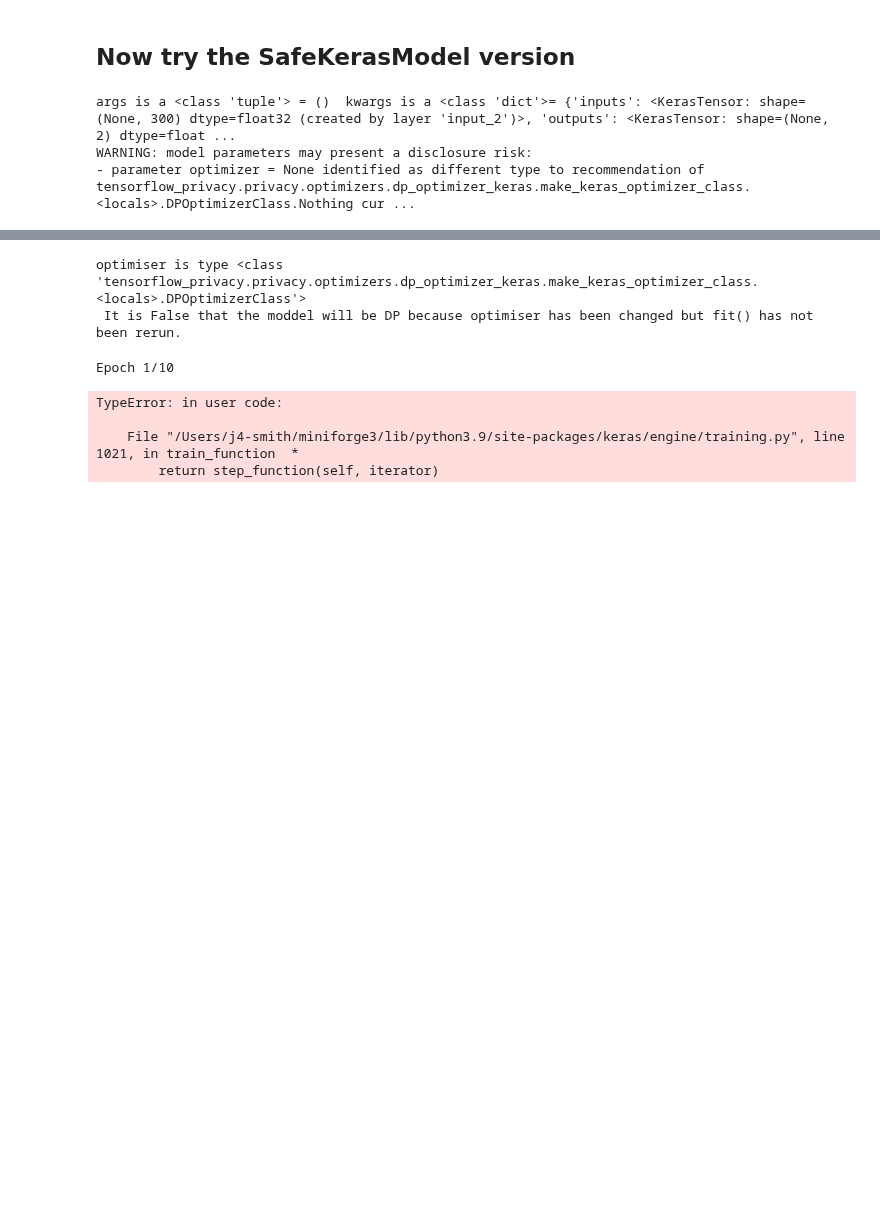
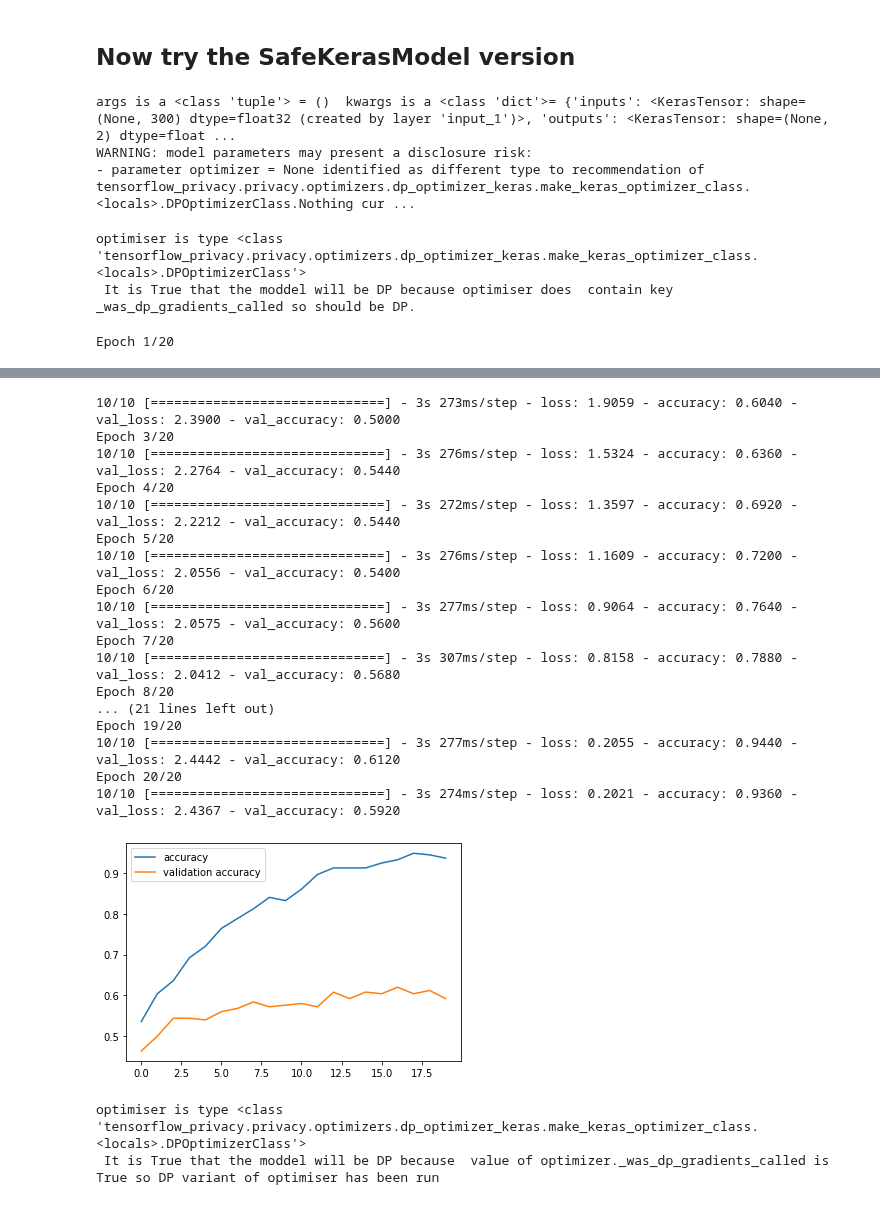
Before and after one commit to UWE-AI-GROUP/GRAIMATTER-TEST, a Jupyter notebook: WP2/wrapper/wrapper-Keras-concept-cutdown.ipynb, the cells around one changed output, grey strips where cells are left out. Saved outputs shown, nothing was run; the diff lists cells and outputs as text; code cells hidden in the pictures; blank space fills up the shorter version.

```diff
--- a/WP2/wrapper/wrapper-Keras-concept-cutdown.ipynb
+++ b/WP2/wrapper/wrapper-Keras-concept-cutdown.ipynb
@@ -107,12 +112,43 @@ importlib.reload(safemodel.classifiers.safekeras)
 from safemodel.classifiers.safekeras import Safe_KerasModel
 # %%
 optimizer=None
-safeModel = Safe_KerasModel(inputs= input_data, outputs=output)
+safeModel = Safe_KerasModel(inputs= input_data, outputs=output,name="safekeras-test")
 # %% [output]
-args is a <class 'tuple'> = ()  kwargs is a <class 'dict'>= {'inputs': <KerasTensor: shape=(None, 300) dtype=float32 (created by layer 'input_2')>, 'outputs': <KerasTensor: shape=(None, 2) dtype=float ...
+args is a <class 'tuple'> = ()  kwargs is a <class 'dict'>= {'inputs': <KerasTensor: shape=(None, 300) dtype=float32 (created by layer 'input_1')>, 'outputs': <KerasTensor: shape=(None, 2) dtype=float ...
 WARNING: model parameters may present a disclosure risk:
 - parameter optimizer = None identified as different type to recommendation of tensorflow_privacy.privacy.optimizers.dp_optimizer_keras.make_keras_optimizer_class.<locals>.DPOptimizerClass.Nothing cur ...
 # %%
 #safeModel.__dict__
 # %%
-safeModel.compile()#optimizer='adam', loss='categorical_crossentropy', metrics=['accuracy'])
+loss = tf.keras.losses.CategoricalCrossentropy(
+    from_logits=False, reduction=tf.losses.Reduction.NONE)
+
+
+safeModel.compile(loss=loss)#optimizer='adam', loss='categorical_crossentropy', metrics=['accuracy'])
+# %%
+theType= type(safeModel.optimizer)
+print(f'optimiser is type {theType}')
+
+dpused,reason = safeModel.check_optimizer_is_DP(safeModel.optimizer)
+print(f' It is {dpused} that the moddel will be DP because {reason}')
+# %% [output]
+optimiser is type <class 'tensorflow_privacy.privacy.optimizers.dp_optimizer_keras.make_keras_optimizer_class.<locals>.DPOptimizerClass'>
+ It is True that the moddel will be DP because optimiser does  contain key _was_dp_gradients_called so should be DP.
+# %%
+epochs = 20
+batch_size = 25
+
+r_DP = safeModel.fit(Xt_member,
+              yt_member,
+              validation_data=(Xt_nonmember, yt_nonmember),
+              epochs=epochs,
+              batch_size=batch_size
+)
+
+
+plt.plot(r_DP.history['accuracy'], label='accuracy')
+plt.plot(r_DP.history['val_accuracy'], label='validation accuracy')
+plt.legend()
+plt.show()
+# %% [output]
+Epoch 1/20
@@ -119,3 +160,21 @@ safeModel.compile()#optimizer='adam', loss='categorical_crossentropy', metrics=[
+10/10 [==============================] - 3s 273ms/step - loss: 1.9059 - accuracy: 0.6040 - val_loss: 2.3900 - val_accuracy: 0.5000
+Epoch 3/20
+10/10 [==============================] - 3s 276ms/step - loss: 1.5324 - accuracy: 0.6360 - val_loss: 2.2764 - val_accuracy: 0.5440
+Epoch 4/20
+10/10 [==============================] - 3s 272ms/step - loss: 1.3597 - accuracy: 0.6920 - val_loss: 2.2212 - val_accuracy: 0.5440
+Epoch 5/20
+10/10 [==============================] - 3s 276ms/step - loss: 1.1609 - accuracy: 0.7200 - val_loss: 2.0556 - val_accuracy: 0.5400
+Epoch 6/20
+10/10 [==============================] - 3s 277ms/step - loss: 0.9064 - accuracy: 0.7640 - val_loss: 2.0575 - val_accuracy: 0.5600
+Epoch 7/20
+10/10 [==============================] - 3s 307ms/step - loss: 0.8158 - accuracy: 0.7880 - val_loss: 2.0412 - val_accuracy: 0.5680
+Epoch 8/20
+... (21 lines left out)
+Epoch 19/20
+10/10 [==============================] - 3s 277ms/step - loss: 0.2055 - accuracy: 0.9440 - val_loss: 2.4442 - val_accuracy: 0.6120
+Epoch 20/20
+10/10 [==============================] - 3s 274ms/step - loss: 0.2021 - accuracy: 0.9360 - val_loss: 2.4367 - val_accuracy: 0.5920
+[figure, added]
 # %%
 theType= type(safeModel.optimizer)
 print(f'optimiser is type {theType}')
@@ -124,20 +183,4 @@ dpused,reason = safeModel.check_DP_used(safeModel.optimizer)
 print(f' It is {dpused} that the moddel will be DP because {reason}')
 # %% [output]
 optimiser is type <class 'tensorflow_privacy.privacy.optimizers.dp_optimizer_keras.make_keras_optimizer_class.<locals>.DPOptimizerClass'>
- It is False that the moddel will be DP because optimiser has been changed but fit() has not been rerun.
+ It is True that the moddel will be DP because  value of optimizer._was_dp_gradients_called is True so DP variant of optimiser has been run
-# %%
-epochs = 10
-batch_size = 25
-
-safeModel.fit(Xt_member,
-              yt_member,
-              validation_data=(Xt_nonmember, yt_nonmember),
-              epochs=epochs,
-              batch_size=batch_size
-)
-# %% [output]
-Epoch 1/10
-TypeError: in user code:
-
-    File "/Users/j4-smith/miniforge3/lib/python3.9/site-packages/keras/engine/training.py", line 1021, in train_function  *
-        return step_function(self, iterator)
```
Also changed, not shown: parts of 9 cells of this notebook, 2 other files.
